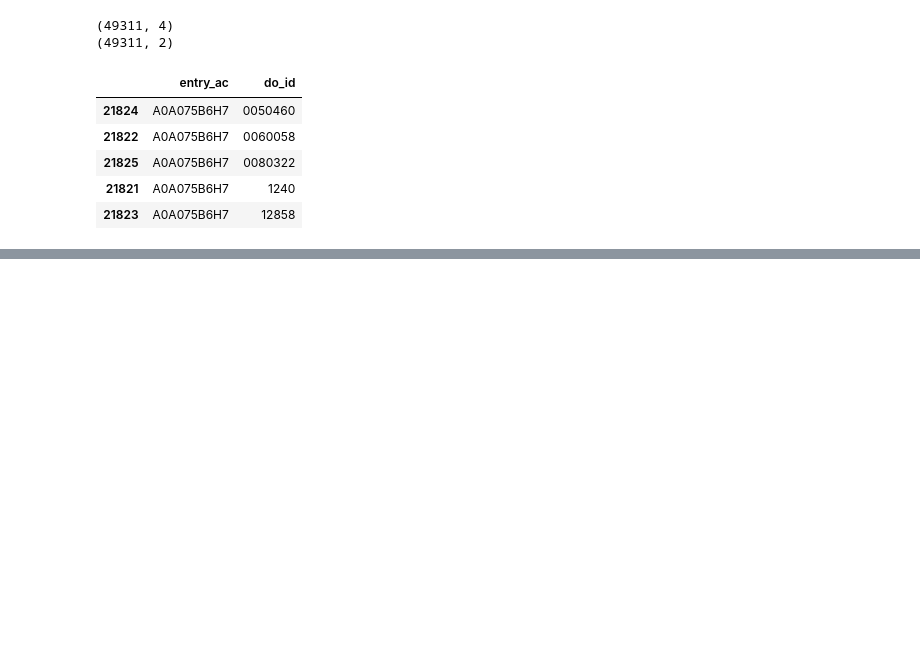
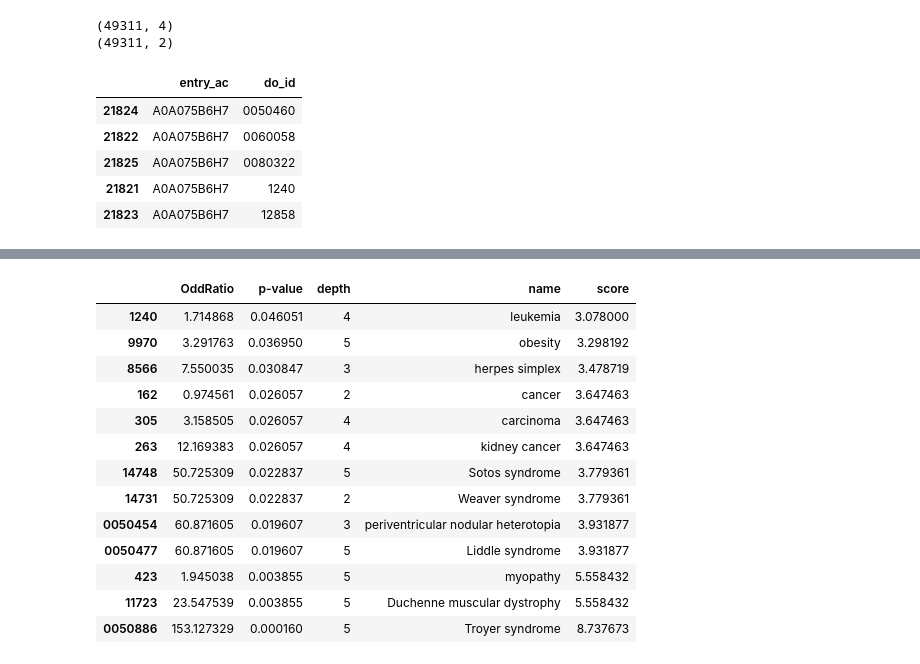
Before and after one commit to damiclem/proteincake, a Jupyter notebook: DO_functions.ipynb, the cells around one changed output, grey strips where cells are left out. Cells and saved outputs as stored; diff of their text form; code cells hidden in the pictures; blank space fills up the shorter version.

```diff
--- a/DO_functions.ipynb
+++ b/DO_functions.ipynb
@@ -130,0 +464,17 @@ do_human.sort_values(by=['entry_ac', 'do_id']).head()
+# %%
+df_enrich.sort_values(by='score').head(20)
+# %% [output]
+|  | OddRatio | p-value | depth | name | score |
+| 1240 | 1.714868 | 0.046051 | 4 | leukemia | 3.078000 |
+| 9970 | 3.291763 | 0.036950 | 5 | obesity | 3.298192 |
+| 8566 | 7.550035 | 0.030847 | 3 | herpes simplex | 3.478719 |
+| 162 | 0.974561 | 0.026057 | 2 | cancer | 3.647463 |
+| 305 | 3.158505 | 0.026057 | 4 | carcinoma | 3.647463 |
+| 263 | 12.169383 | 0.026057 | 4 | kidney cancer | 3.647463 |
+| 14748 | 50.725309 | 0.022837 | 5 | Sotos syndrome | 3.779361 |
+| 14731 | 50.725309 | 0.022837 | 2 | Weaver syndrome | 3.779361 |
+| 0050454 | 60.871605 | 0.019607 | 3 | periventricular nodular heterotopia | 3.931877 |
+| 0050477 | 60.871605 | 0.019607 | 5 | Liddle syndrome | 3.931877 |
+| 423 | 1.945038 | 0.003855 | 5 | myopathy | 5.558432 |
+| 11723 | 23.547539 | 0.003855 | 5 | Duchenne muscular dystrophy | 5.558432 |
+| 0050886 | 153.127329 | 0.000160 | 5 | Troyer syndrome | 8.737673 |
```
Also changed, not shown: parts of 14 cells of this notebook, 4 other files.
